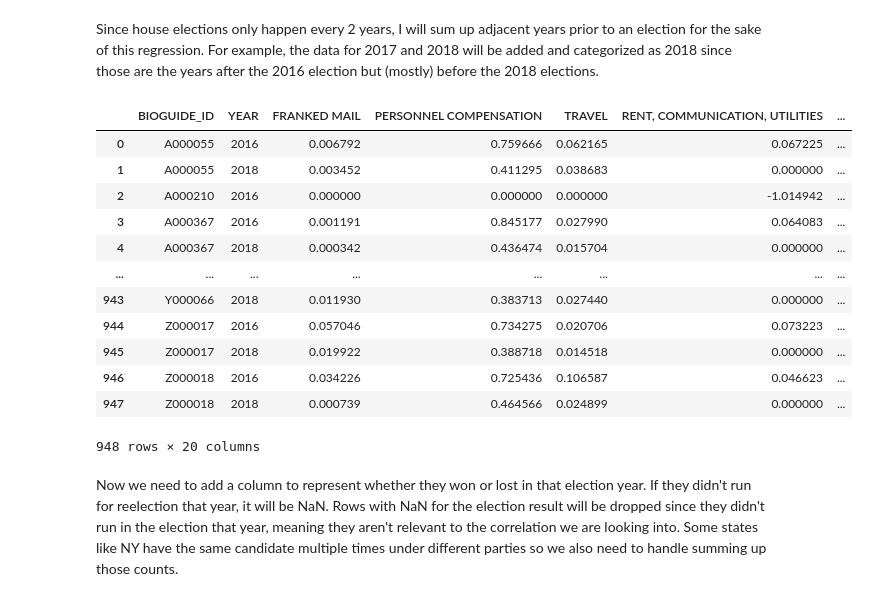
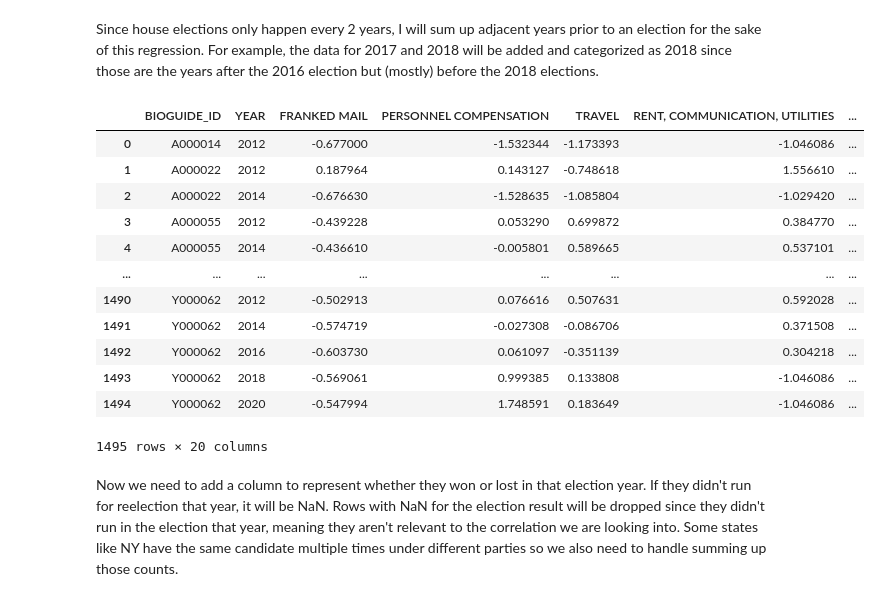
Before and after one commit to AndrewTrackim/cmsc320-final, a Jupyter notebook: final_tutorial.ipynb, the cells around one changed output. Saved outputs shown, nothing was run; the diff lists cells and outputs as text; code cells hidden in the pictures.

```diff
--- a/final_tutorial.ipynb
+++ b/final_tutorial.ipynb
@@ -18,9 +18,9 @@ frames = []
 
 
 #automate the dataframes from 2010 to 2017
-for i in range(2015, 2019):
+for i in range(2010, 2021):
     for j in range(1, 5):
-        df = pd.read_csv('https://github.com/AndrewTrackim/cmsc320-final/raw/master/house-expenditure/' + str(i) + 'Q' + str(j) +'-house-disburse-detail.csv', thousands=',')
+        df = pd.read_csv('house-expenditure/' + str(i) + 'Q' + str(j) +'-house-disburse-detail.csv', thousands=',')
         df.dropna(subset = ['BIOGUIDE_ID'], inplace=True)
         df["QUARTER"] = str(i) + 'Q' + str(j)#df.apply(lambda row: str(i) + 'Q' + str(j))
         df["YEAR"] = i
@@ -266,48 +266,61 @@ def helper(x):
         row = x[i:i+2].sum()
 
         #fix bioguide id and year since those also got summed
         row['YEAR'] = int(years[i+1])
         row['BIOGUIDE_ID'] = x[0:1]["BIOGUIDE_ID"].values[0]
 
         # add together all the other columns and then change values to proportions
+
         sum = 0
         for category in categories:
             sum += row[category]
 
         # now calculate the proportions
         success = True
         for category in categories:
-            if sum != 0:
-                row[category] = row[category] / sum
-            else:
+            if sum == 0:
+                #row[category] = row[category] / sum
                 success = False
 
         # if the sum is 0, then they weren't in office for the years so they shouldn't be included
         if success:
             parts.append(row)
 
         # Now check whether or not they won the election for that year
 
 year_spending_df.groupby('BIOGUIDE_ID').apply(helper)
 merged_years_df = pd.DataFrame(parts)
 
+# get the mean and std of each column
+mean = merged_years_df.mean()
+std = merged_years_df.std()
+
+def normalize(df):
+    for category in categories:
+        df[category] = (df[category] - mean[category]) / std[category]
+    return df
+merged_years_df = merged_years_df.apply(normalize, axis=1)
+
+
 # add party and name info
 merged_years_df = merged_years_df.merge(members, on='BIOGUIDE_ID')
+# replace the NaNs with 0
+merged_years_df.fillna(0, inplace=True)
 merged_years_df
 # %% [output]
 |  | BIOGUIDE_ID | YEAR | FRANKED MAIL | PERSONNEL COMPENSATION | TRAVEL | RENT, COMMUNICATION, UTILITIES | ... |
-| 0 | A000055 | 2016 | 0.006792 | 0.759666 | 0.062165 | 0.067225 | ... |
-| 1 | A000055 | 2018 | 0.003452 | 0.411295 | 0.038683 | 0.000000 | ... |
-| 2 | A000210 | 2016 | 0.000000 | 0.000000 | 0.000000 | -1.014942 | ... |
-| 3 | A000367 | 2016 | 0.001191 | 0.845177 | 0.027990 | 0.064083 | ... |
-| 4 | A000367 | 2018 | 0.000342 | 0.436474 | 0.015704 | 0.000000 | ... |
+| 0 | A000014 | 2012 | -0.677000 | -1.532344 | -1.173393 | -1.046086 | ... |
+| 1 | A000022 | 2012 | 0.187964 | 0.143127 | -0.748618 | 1.556610 | ... |
+| 2 | A000022 | 2014 | -0.676630 | -1.528635 | -1.085804 | -1.029420 | ... |
+| 3 | A000055 | 2012 | -0.439228 | 0.053290 | 0.699872 | 0.384770 | ... |
+| 4 | A000055 | 2014 | -0.436610 | -0.005801 | 0.589665 | 0.537101 | ... |
 | ... | ... | ... | ... | ... | ... | ... | ... |
-| 943 | Y000066 | 2018 | 0.011930 | 0.383713 | 0.027440 | 0.000000 | ... |
-| 944 | Z000017 | 2016 | 0.057046 | 0.734275 | 0.020706 | 0.073223 | ... |
-| 945 | Z000017 | 2018 | 0.019922 | 0.388718 | 0.014518 | 0.000000 | ... |
-| 946 | Z000018 | 2016 | 0.034226 | 0.725436 | 0.106587 | 0.046623 | ... |
-| 947 | Z000018 | 2018 | 0.000739 | 0.464566 | 0.024899 | 0.000000 | ... |
+| 1490 | Y000062 | 2012 | -0.502913 | 0.076616 | 0.507631 | 0.592028 | ... |
+| 1491 | Y000062 | 2014 | -0.574719 | -0.027308 | -0.086706 | 0.371508 | ... |
+| 1492 | Y000062 | 2016 | -0.603730 | 0.061097 | -0.351139 | 0.304218 | ... |
+| 1493 | Y000062 | 2018 | -0.569061 | 0.999385 | 0.133808 | -1.046086 | ... |
+| 1494 | Y000062 | 2020 | -0.547994 | 1.748591 | 0.183649 | -1.046086 | ... |
-948 rows × 20 columns
+1495 rows × 20 columns
 # %% [markdown]
 Now we need to add a column to represent whether they won or lost in that election year. If they didn't run for reelection that year, it will be NaN. Rows with NaN for the election result will be dropped since they didn't run in the election that year, meaning they aren't relevant to the correlation we are looking into. Some states like NY have the same candidate multiple times under different parties so we also need to handle summing up those counts.
 # %%
```
Also changed, not shown: parts of 11 cells of this notebook.
